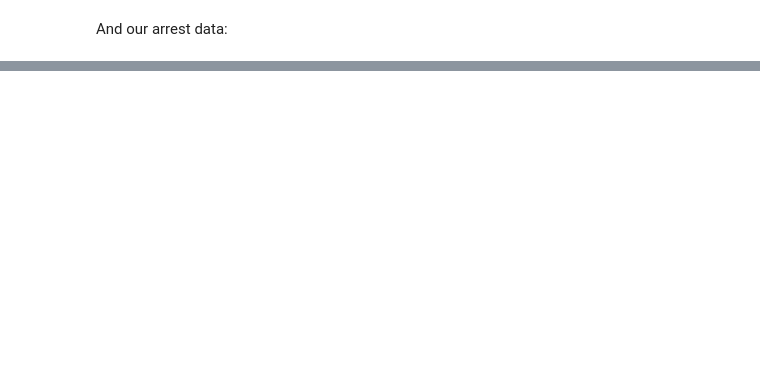
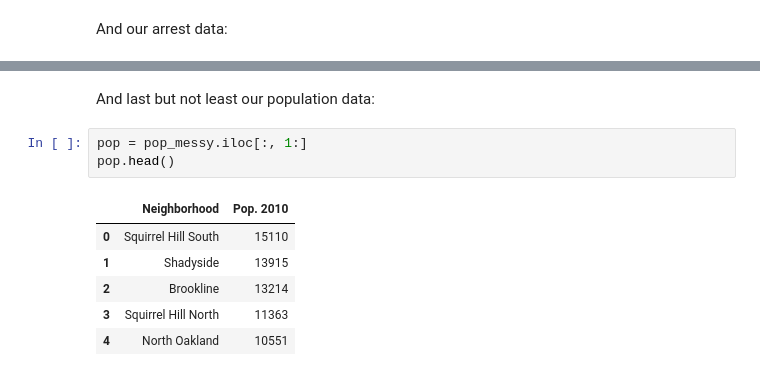
Before and after one commit to DomCampese/Big-Ideas-Final-Project, a Jupyter notebook: Final/FinalVersion.ipynb, the cells around one changed output, grey strips where cells are left out. Drawn from its saved outputs; the diff is of its cells as text; blank space fills up the shorter version.

```diff
--- a/Final/FinalVersion.ipynb
+++ b/Final/FinalVersion.ipynb
@@ -63,0 +79,12 @@ arrests.head()
+# %% [markdown]
+And last but not least our population data:
+# %%
+pop = pop_messy.iloc[:, 1:]
+pop.head()
+# %% [output]
+|  | Neighborhood | Pop. 2010 |
+| 0 | Squirrel Hill South | 15110 |
+| 1 | Shadyside | 13915 |
+| 2 | Brookline | 13214 |
+| 3 | Squirrel Hill North | 11363 |
+| 4 | North Oakland | 10551 |
```
Also changed, not shown: parts of 5 cells of this notebook.
